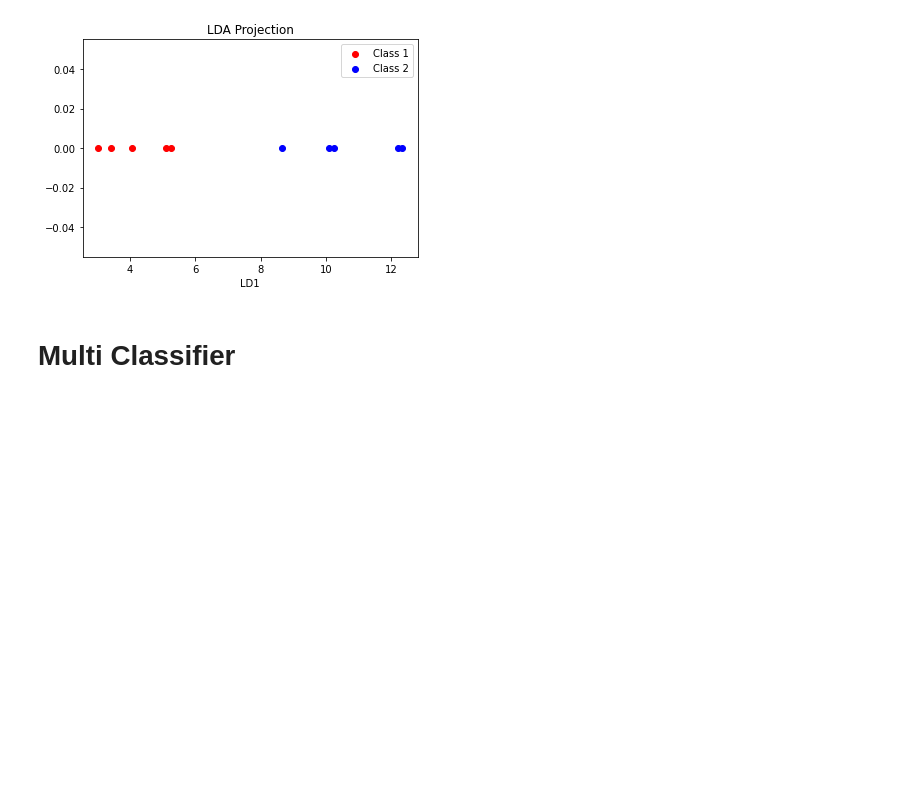
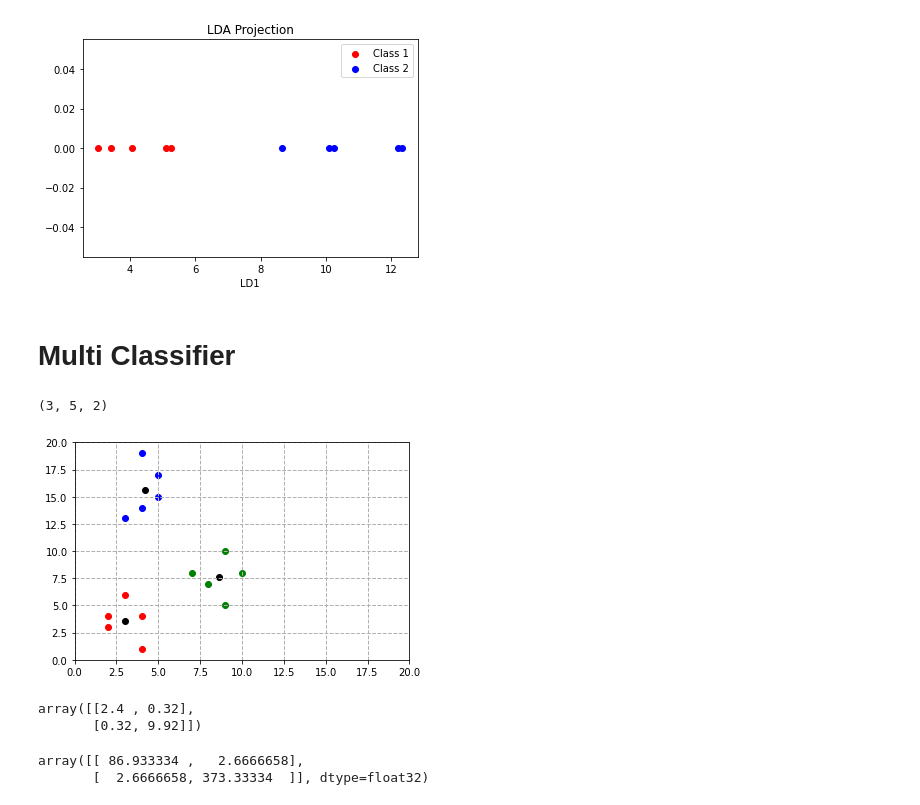
Before and after one commit to kyumly/CSW6001-HW, a Jupyter notebook: LDA_final.ipynb, the cells around one changed output. Saved outputs shown, nothing was run; the diff lists cells and outputs as text; code cells hidden in the pictures; blank space fills up the shorter version.

```diff
--- a/LDA_final.ipynb
+++ b/LDA_final.ipynb
@@ -63,3 +63,58 @@ plt.show()
 [figure]
 # %% [markdown]
 # Multi Classifier
+# %%
+data_1 = [
+    [4,1],
+    [2,4],
+    [2,3],
+    [3,6],
+    [4,4],
+]
+
+
+data_2 = [
+    [9,10],
+    [7,8],
+    [9,5],
+    [8,7],
+    [10,8],
+]
+
+data_3 = [
+    [5, 17],
+    [3, 13],
+    [5, 15],
+    [4, 19],
+    [4, 14],
+]
+# %%
+x1 = np.array(data_1)
+x2 = np.array(data_2)
+x3 = np.array(data_3)
+data = np.array([
+    data_1,
+    data_2,
+    data_3
+])
+print(data.shape)
+# %% [output]
+(3, 5, 2)
+# %%
+from preprocessing import LDA
+
+l = LDA(data)
+# %%
+l.grad_show()
+# %% [output]
+[figure, added]
+# %%
+l.set_scatter_w_matrix()
+# %% [output]
+array([[2.4 , 0.32],
+       [0.32, 9.92]])
+# %%
+l.set_scatter_b_matrix()
+# %% [output]
+array([[ 86.933334 ,   2.6666658],
+       [  2.6666658, 373.33334  ]], dtype=float32)
```
Also changed, not shown: parts of 4 cells of this notebook, 2 other files.
